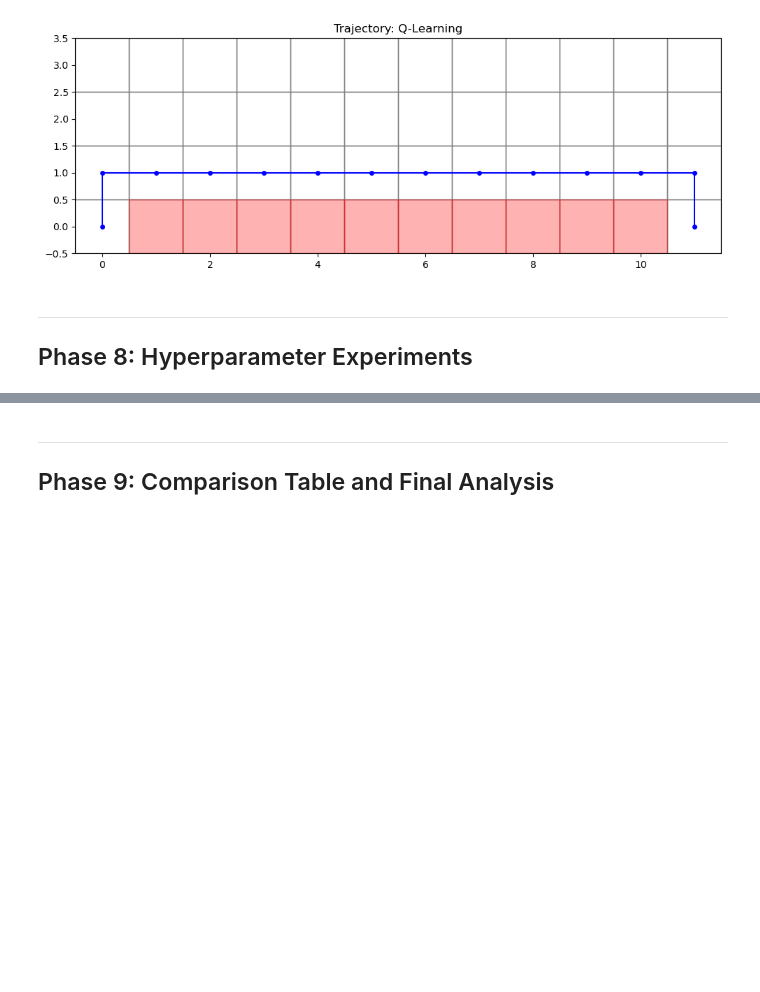
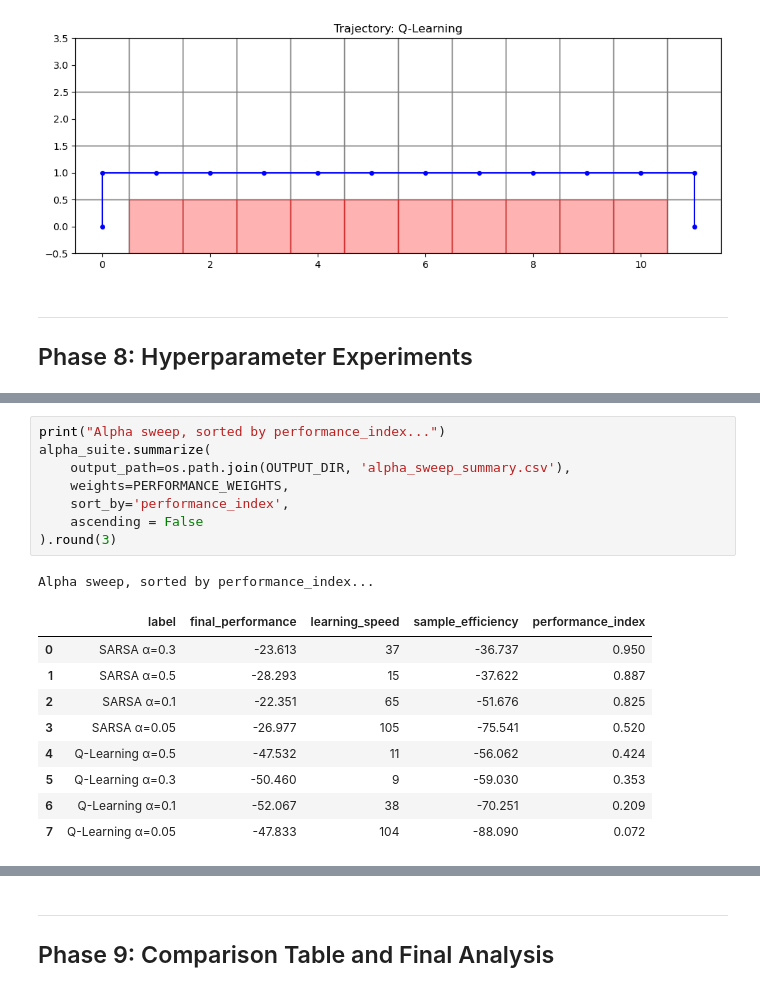
Before and after one commit to craig-rudman/MSDS684, a Jupyter notebook: W4/ipynb/development.ipynb, the cells around one changed output, grey strips where cells are left out. Drawn from its saved outputs; the diff is of its cells as text; blank space fills up the shorter version.

```diff
--- a/W4/ipynb/development.ipynb
+++ b/W4/ipynb/development.ipynb
@@ -502,0 +553,19 @@ for r in results:
+# %%
+print("Alpha sweep, sorted by performance_index...")
+alpha_suite.summarize(
+    output_path=os.path.join(OUTPUT_DIR, 'alpha_sweep_summary.csv'),
+    weights=PERFORMANCE_WEIGHTS,
+    sort_by='performance_index',
+    ascending = False
+).round(3)
+# %% [output]
+Alpha sweep, sorted by performance_index...
+|  | label | final_performance | learning_speed | sample_efficiency | performance_index |
+| 0 | SARSA α=0.3 | -23.613 | 37 | -36.737 | 0.950 |
+| 1 | SARSA α=0.5 | -28.293 | 15 | -37.622 | 0.887 |
+| 2 | SARSA α=0.1 | -22.351 | 65 | -51.676 | 0.825 |
+| 3 | SARSA α=0.05 | -26.977 | 105 | -75.541 | 0.520 |
+| 4 | Q-Learning α=0.5 | -47.532 | 11 | -56.062 | 0.424 |
+| 5 | Q-Learning α=0.3 | -50.460 | 9 | -59.030 | 0.353 |
+| 6 | Q-Learning α=0.1 | -52.067 | 38 | -70.251 | 0.209 |
+| 7 | Q-Learning α=0.05 | -47.833 | 104 | -88.090 | 0.072 |
```
Also changed, not shown: parts of 17 cells of this notebook, 29 other files.
